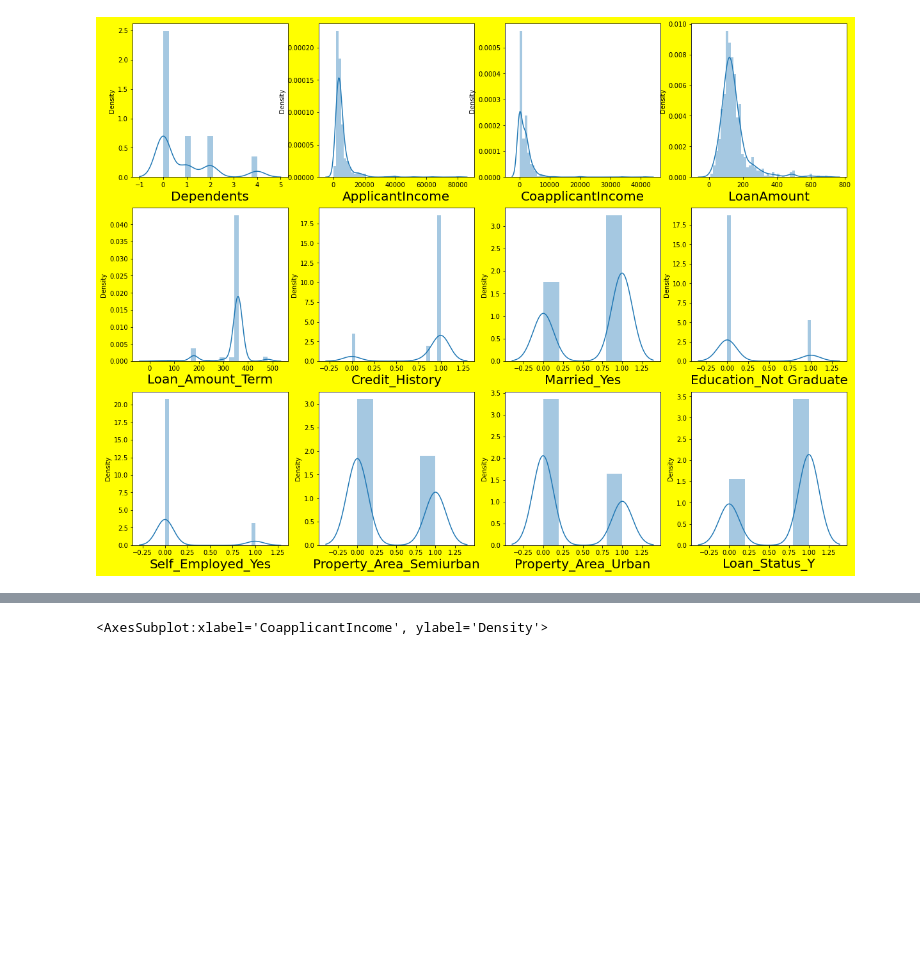
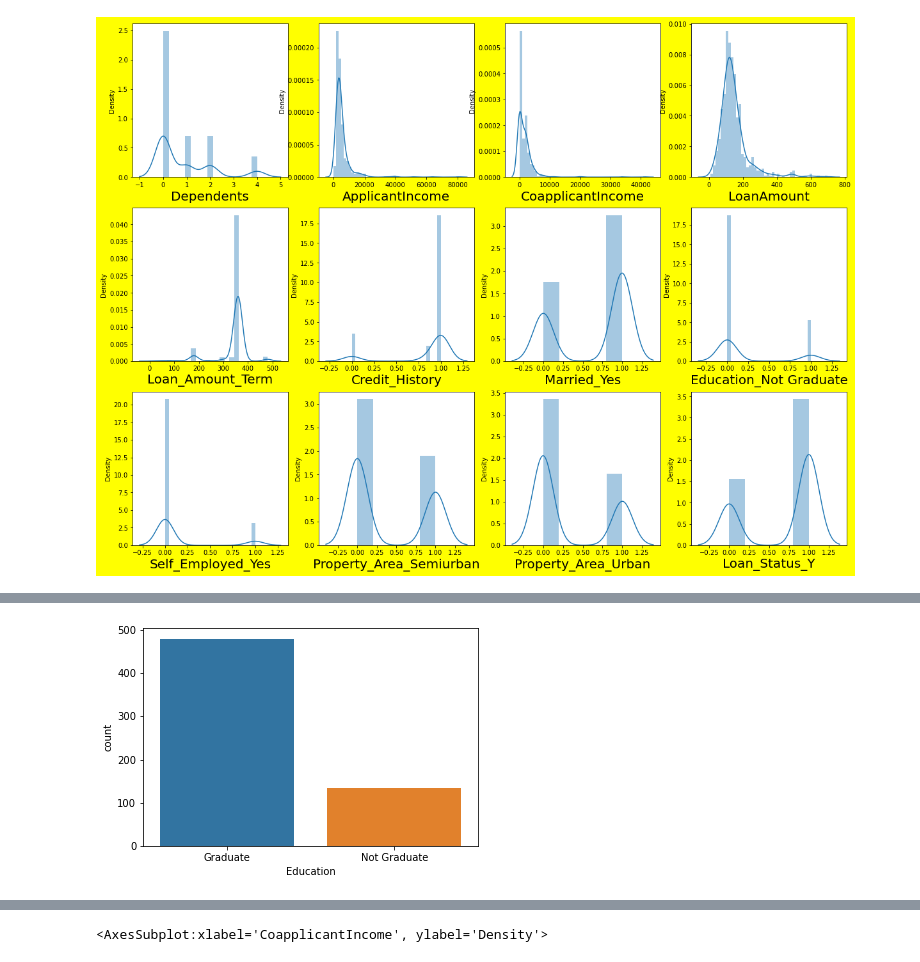
Before and after one commit to Ravi-Bajpai/Internship, a Jupyter notebook: loan prediction evaluation project.ipynb, the cells around one changed output, grey strips where cells are left out. Cells and saved outputs as stored; diff of their text form; code cells hidden in the pictures; blank space fills up the shorter version.

```diff
--- a/loan prediction evaluation project.ipynb
+++ b/loan prediction evaluation project.ipynb
@@ -160,0 +187,5 @@ data['LoanAmount']=data['LoanAmount'].replace(0,data['LoanAmount'].mean())
+# %%
+sns.countplot(x ='Education', data = data)
+plt.show()
+# %% [output]
+[figure, added]
```
Also changed, not shown: parts of 10 cells of this notebook.
